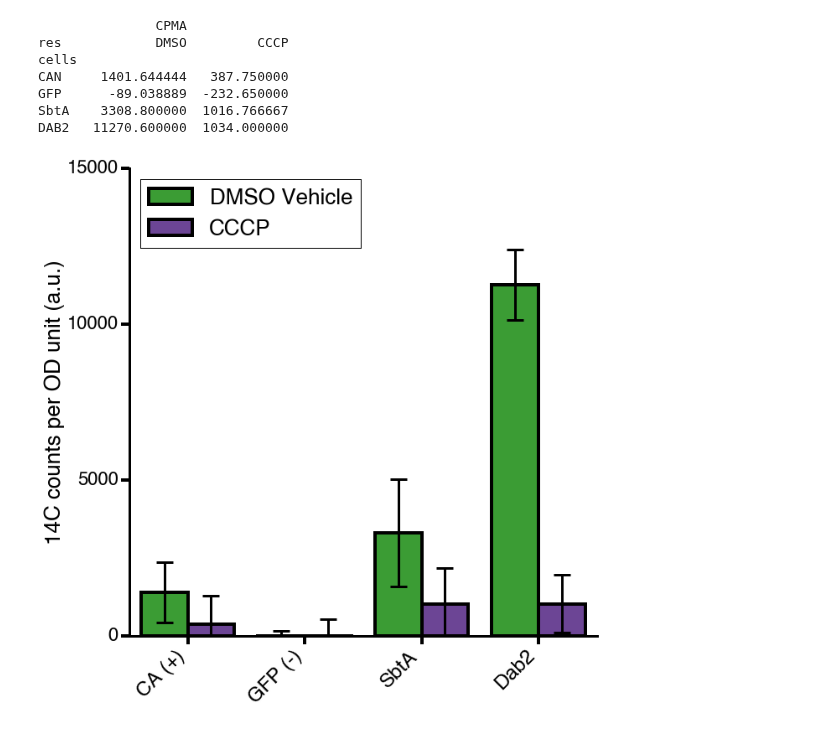
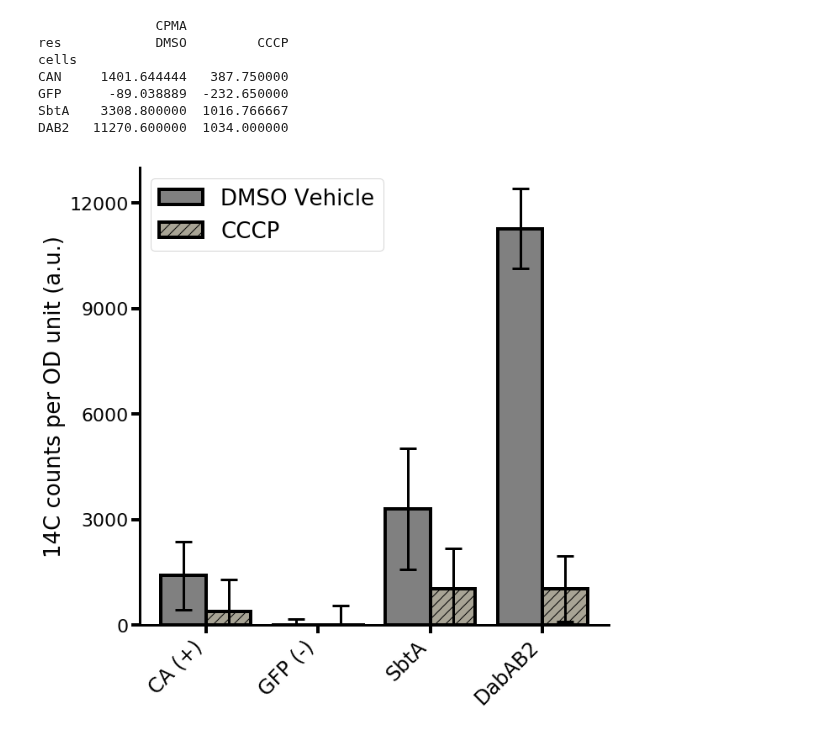
Before and after one commit to jackdesmarais/DabTransporterPaper, a Jupyter notebook: scripts/figure 3 CAFree complementation by DAB.ipynb, the cells around one changed output. Cells and saved outputs as stored; diff of their text form; code cells hidden in the pictures.

```diff
--- a/scripts/figure 3 CAFree complementation by DAB.ipynb
+++ b/scripts/figure 3 CAFree complementation by DAB.ipynb
@@ -185,9 +276,5 @@ def prepAndNormalize(ps,timecourse,cutoffTime):
 # %%
 fig,ax = plt.subplots(figsize=(10,10))
-
-pCol=colors[3]
-nCol=colors[3]
-eCol=colors[3]
 
 # PlateSpec defined in CSV for easy editing
 ps = PlateSpec.FromFile('../data/tecantaloupe/growth/plate_specs/2018_02_07_operon1CAFreeKnockInGrowth_metalKO_nice.csv')
@@ -200,7 +287,7 @@ normalized_mean_yld,normalized_std_yld=prepAndNormalize(ps,timecourse,24)
 to_plot = [
     ('bw+pFE-sfGFP', 'WT'),
     ('CAF+pFE-sfGFP', 'vector (-)'),
-    ('CAF+pFE-HCA2', 'HCAII (+)'),
+    ('CAF+pFE-HCA2', 'CA (+)'),
     ('CAF+pFE-NDH', 'DabB2'),
     ('CAF+pFE-DUF', 'DabA2'),
     ('CAF+pFE-DAB2_wt', 'DabAB2'),
@@ -212,7 +299,7 @@ ylds = [normalized_mean_yld.loc[t[0]][0] for t in to_plot]
 stds = [normalized_std_yld.loc[t[0]][0] for t in to_plot]
 
 xs = np.arange(len(ylds))
-plt.bar(xs, ylds, yerr=stds, color=pCol, align='center', ecolor='k', width=0.7, edgecolor='k',
+plt.bar(xs, ylds, yerr=stds, color=greyish, align='center', ecolor='k', width=0.7, edgecolor='k',
         linewidth=4, capsize=10, error_kw={'capsize': 10, 'capthick': 3, 'elinewidth': 3})
 
 plt.ylabel('Normalized Growth Yield', fontsize=26)
@@ -244,9 +333,8 @@ length after cut: 23.8113888889
 fig,ax = plt.subplots(figsize=(10,10))
 
 
-pCol=colors[3] #dmso
-nCol=colors[9] #CCCP
-ncols = [pCol,nCol,eCol]
+ncols = ['grey', greyish]
+nhatch = ['', '//']
 
 counts = pd.read_excel("../data/bicarbUptake/2018_11_01_BicarbUptake_gradientCouple_pFA.xlsx")
 for col in ['number','CPMA','CPMB','SIS','tSIE']:
@@ -263,7 +351,7 @@ displayOrder=['CAN','GFP','SbtA','DAB2']
 
 colOrder=[('CPMA','DMSO'),('CPMA','CCCP')]
 labels=['DMSO Vehicle','CCCP']
-ticks=['CA (+)','GFP (-)','SbtA','Dab2']
+ticks=['CA (+)','GFP (-)','SbtA','DabAB2']
 
 means = grouped.mean()
 #     print(means)
@@ -275,17 +363,17 @@ stds = grouped.std()
 stds.loc[:,'CPMA'] = (stds.loc[:,'CPMA']**2+stds.loc[('Blank'),'CPMA']**2)**0.5
 unstackedStds = stds.unstack().loc[displayOrder][colOrder]
 
-
 width = 0.4
 offsets=[-width/2,width/2]
-for i,col in enumerate(colOrder):
+for i, col in enumerate(colOrder):
 #         figuring out number of ODs of cells per assay to normalize... we have 0.8 ml at 0.6 OD, we add 0.0272 ml of volume
 #         then we take 0.2 ml per experiment. so thats 0.8*0.6*(0.2/0.8272)
     data = unstackedMeans[col]
     stds = unstackedStds[col]
     xs = np.arange(len(data))+offsets[i]
 
-    plt.bar(xs, data, yerr=stds, color=ncols[i], align='center', ecolor='k', width=width, edgecolor='k',label=labels[i],
+    plt.bar(xs, data, yerr=stds, color=ncols[i], align='center', hatch=nhatch[i],
+            ecolor='k', width=width, edgecolor='k',label=labels[i],
             linewidth=4, capsize=10, error_kw={'capsize': 10, 'capthick': 3, 'elinewidth': 3})
 
     plt.ylabel('Normalized Growth Yield', fontsize=26)
@@ -293,39 +381,39 @@ xs = np.arange(len(data))
 plt.xticks(xs, ticks, rotation=45, fontsize=24, ha='right')
 plt.tick_params(axis='both', direction='out', bottom='on', left='on', top='off', right='off',
                     length=10, width=4)
-plt.yticks([0, 5000, 10000,15000], fontsize=22)
-plt.ylim(0.0, 15000)
+plt.yticks(np.arange(0, 12001, 3000), fontsize=22)
+plt.ylim(0.0, 13000)
 
 plt.legend(fontsize=26,loc=2)
 #     plt.title('Blanked bicarbonate uptake')
 plt.ylabel('14C counts per OD unit (a.u.)')
 
 # Hide the right and top spines
 ax.spines['right'].set_visible(False)
 ax.spines['top'].set_visible(False)
 
 # Only show ticks on the left and bottom spines
 ax.yaxis.set_ticks_position('left')
 ax.xaxis.set_ticks_position('bottom')
 
 #     change axis weight
 ax.spines['left'].set_linewidth(3)
 ax.spines['bottom'].set_linewidth(3)
 
 
 #     print(unstackedStds)
 #     print(unstackedMeans)
 
 
 plt.savefig('fig3/fig3C.eps',format='eps',bbox_inches='tight')
 
 plt.show()
 # %% [output]
                CPMA
 res            DMSO         CCCP
 cells
 CAN     1401.644444   387.750000
 GFP      -89.038889  -232.650000
 SbtA    3308.800000  1016.766667
 DAB2   11270.600000  1034.000000
-[figure, old version]
+[figure, new version]
```
Also changed, not shown: parts of 7 cells of this notebook, 16 other files.
